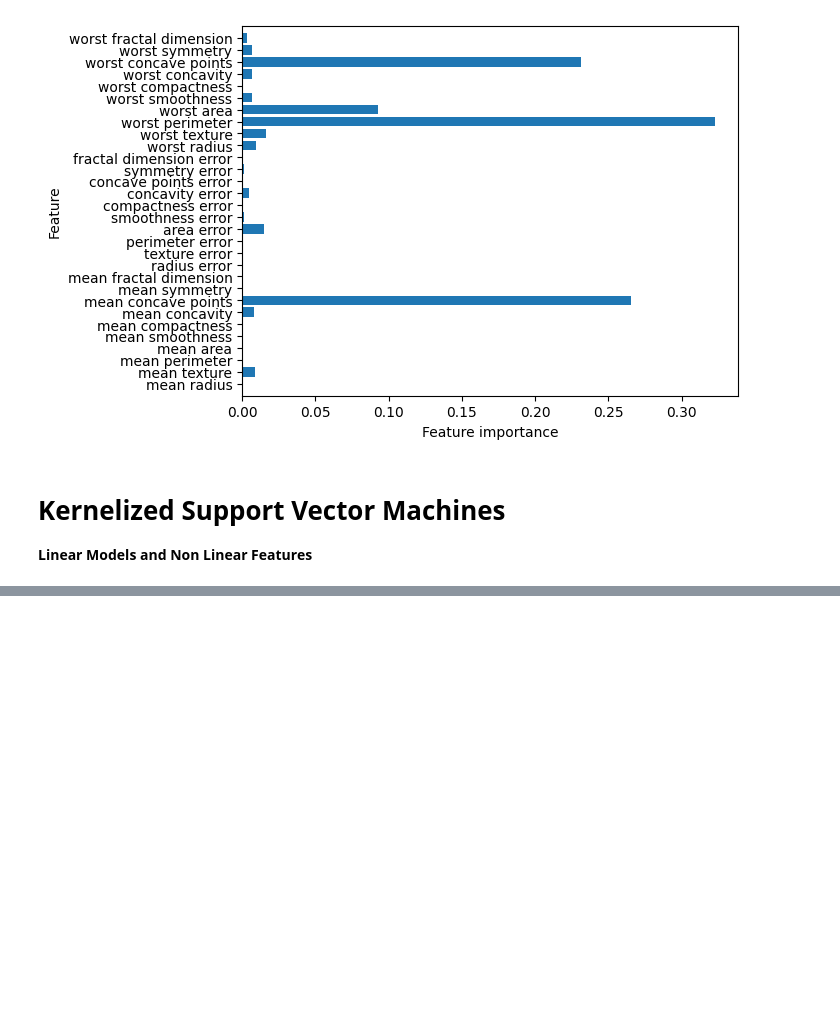
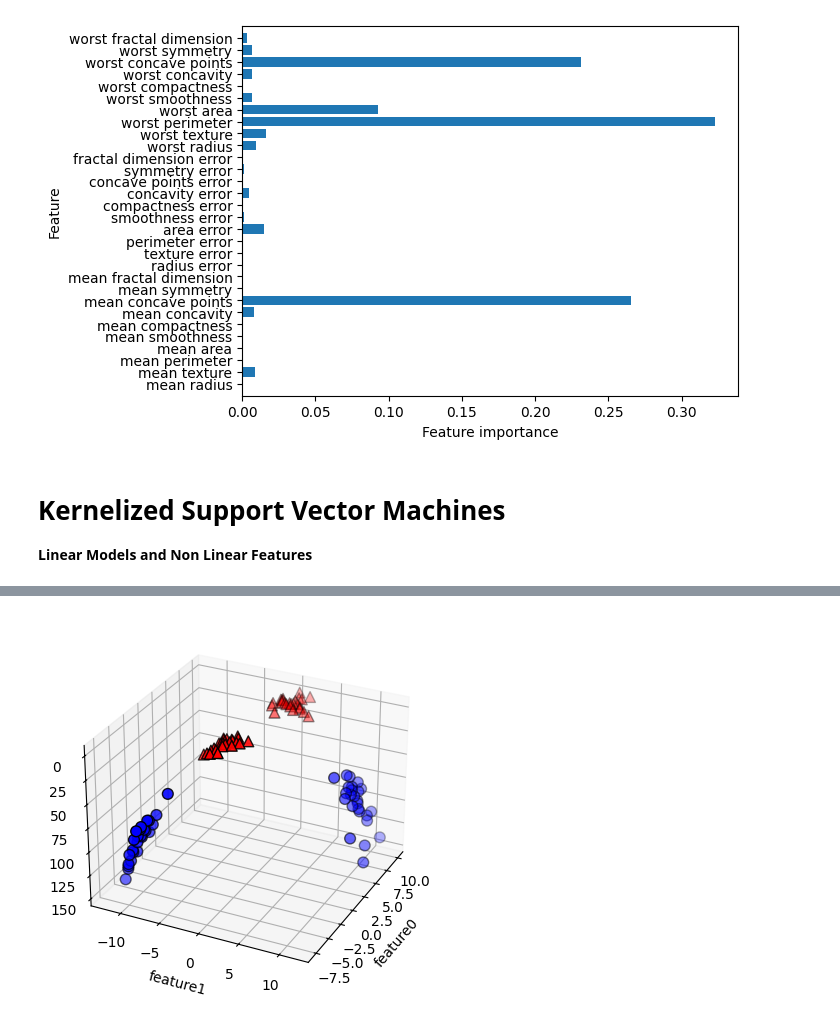
Before and after one commit to Saifullah785/intro-to-ml-with-python-notes-practice, a Jupyter notebook: Chapter_02_Supervised_Learning/Chapter_02_Supervised_Learning.ipynb, the cells around one changed output, grey strips where cells are left out. Cells and saved outputs as stored; diff of their text form; code cells hidden in the pictures; blank space fills up the shorter version.

```diff
--- a/Chapter_02_Supervised_Learning/Chapter_02_Supervised_Learning.ipynb
+++ b/Chapter_02_Supervised_Learning/Chapter_02_Supervised_Learning.ipynb
@@ -1109,0 +1144,30 @@ plot_feature_importances_cancer(gbrt)
+# %%
+# Add a new feature to the data: the square of the second feature
+X_new = np.hstack([X, X[:, 1:] ** 2])
+
+# Import necessary modules for 3D plotting
+from mpl_toolkits.mplot3d import Axes3D, axes3d
+# Create a new figure
+figure = plt.figure()
+# Add a 3D subplot to the figure
+ax = figure.add_subplot(projection='3d', elev=-152, azim=-26)
+# Create a mask to separate points based on their class label
+mask = y == 0
+# Plot points of class 0 in blue
+ax.scatter(X_new[mask, 0], X_new[mask, 1], X_new[mask, 2], c='b',
+           s=60, edgecolor='k')
+# Plot points of class 1 in red
+ax.scatter(X_new[~mask, 0], X_new[~mask, 1], X_new[~mask, 2], c='r', marker='^',
+           s=60, edgecolor='k')
+# Set x-axis label for the 3D plot
+ax.set_xlabel("feature0")
+# Set y-axis label for the 3D plot
+ax.set_ylabel("feature1")
+# Set z-axis label for the 3D plot
+ax.set_zlabel("feature1 ** 2")
+# Save the 3D plot to a file
+plt.savefig("3d_plot.png")
+# Display the plot
+plt.show()
+# %% [output]
+[figure, added]
```
Also changed, not shown: parts of 7 cells of this notebook.
